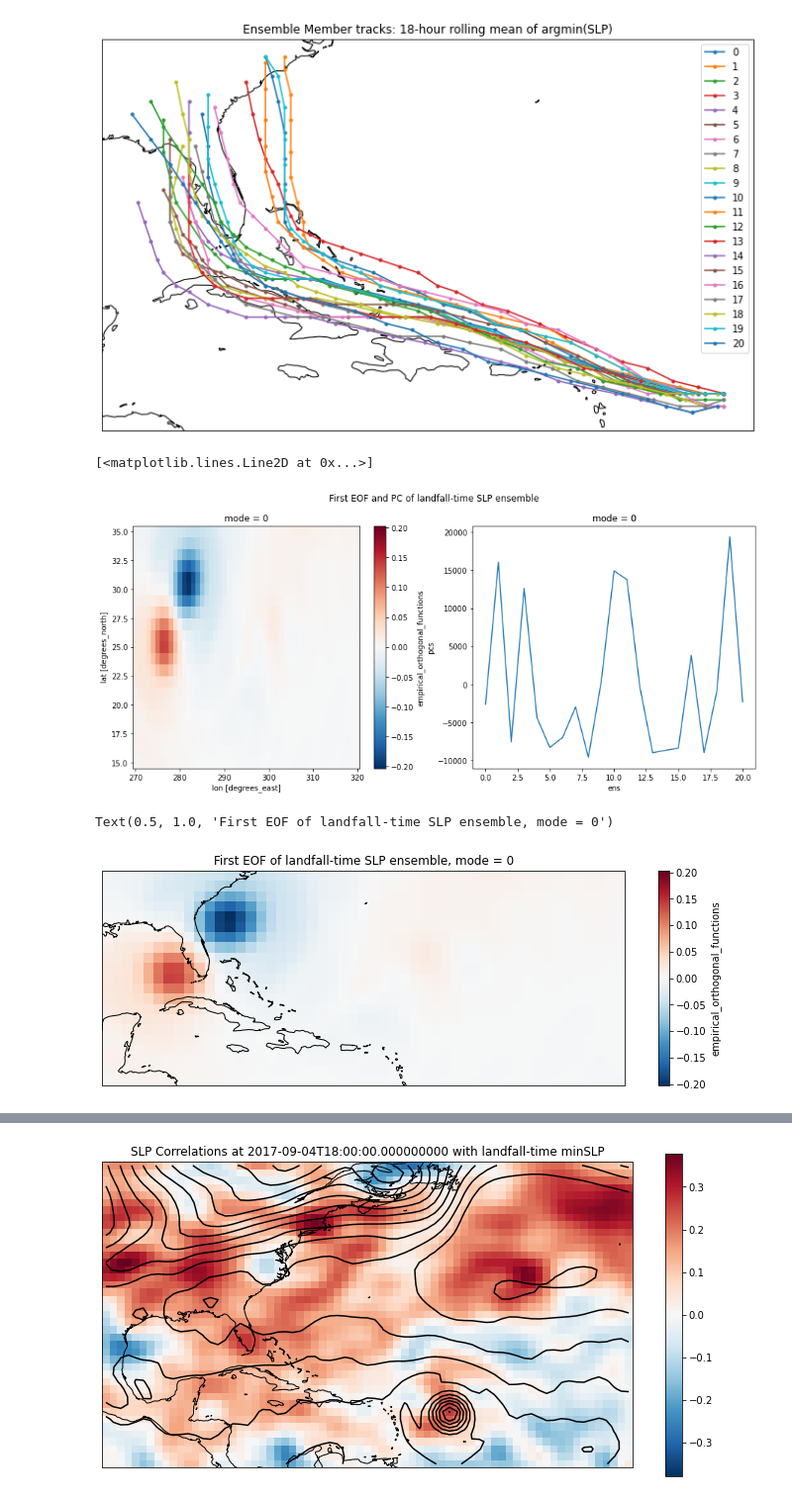
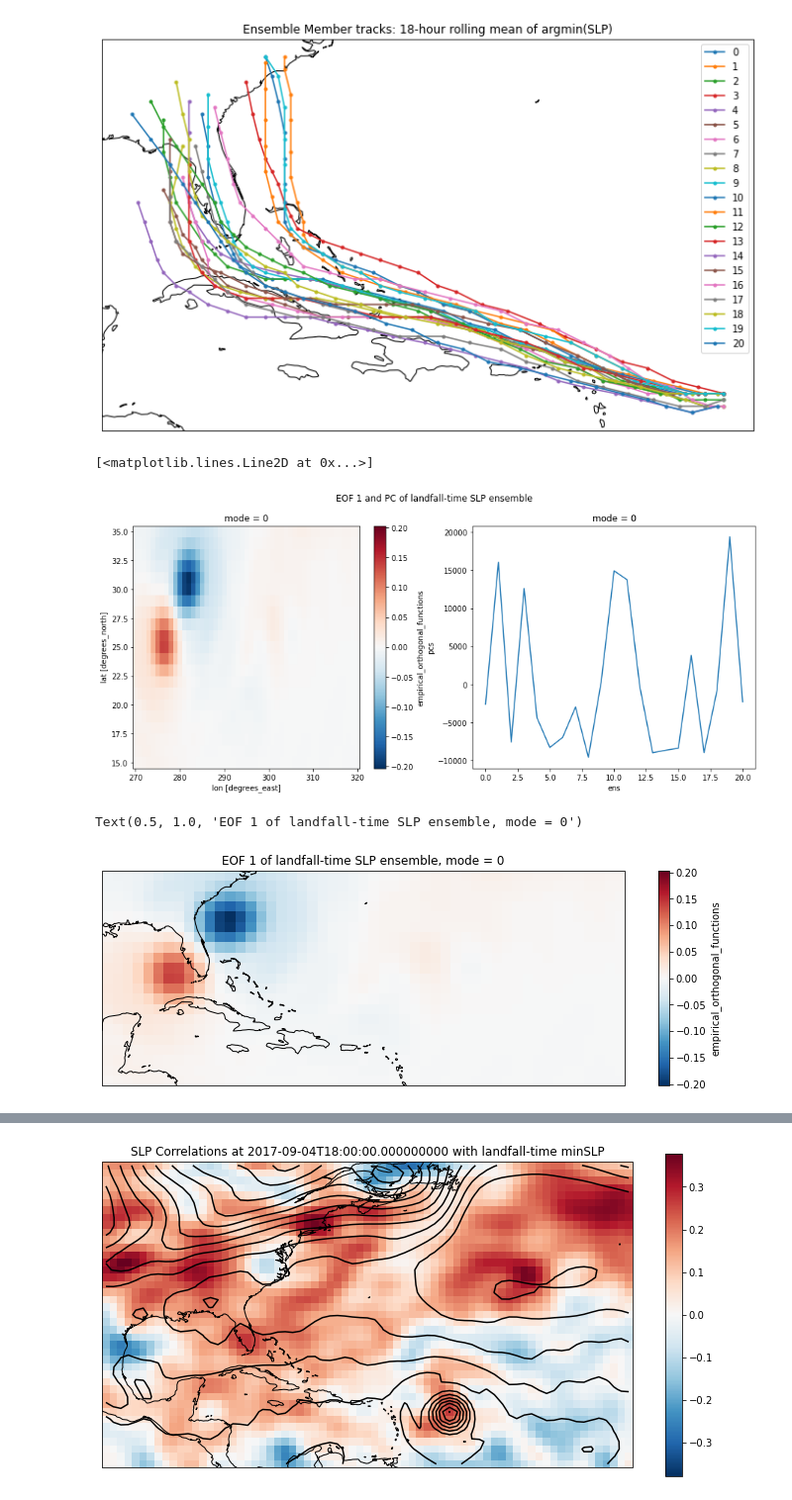
Before and after one commit to fuyihang98/MPO624_2022, a Jupyter notebook: Notebooks/Irma_Yihang.ipynb, the cells around one changed output, grey strips where cells are left out. Shown at 99% size. Cells and saved outputs as stored; diff of their text form; code cells hidden in the pictures.

```diff
--- a/Notebooks/Irma_Yihang.ipynb
+++ b/Notebooks/Irma_Yihang.ipynb
@@ -120,21 +120,21 @@ pc = solver.pcs(npcs=1).rename({'time':'ens'})
 eof = solver.eofs(neofs=1)
 # %%
 fig, axes = plt.subplots(ncols=2, figsize=(15,6))
-fig.suptitle('First EOF and PC of landfall-time SLP ensemble')
+fig.suptitle('EOF 1 and PC of landfall-time SLP ensemble')
 eof.plot(ax=axes[0])
 pc.plot(ax=axes[1])
 # %% [output]
 [<matplotlib.lines.Line2D at 0x...>]
-[figure, old version]
+[figure, new version]
 # %%
 projection = ccrs.PlateCarree()
 f, ax = plt.subplots(subplot_kw=dict(projection=projection), figsize=[12,4])
 eof.plot(ax=ax);
 ax.coastlines();
-ax.set_title('First EOF of landfall-time SLP ensemble, mode = 0')
+ax.set_title('EOF 1 of landfall-time SLP ensemble, mode = 0')
 # %% [output]
-Text(0.5, 1.0, 'First EOF of landfall-time SLP ensemble, mode = 0')
+Text(0.5, 1.0, 'EOF 1 of landfall-time SLP ensemble, mode = 0')
-[figure, old version]
+[figure, new version]
 # %%
 # Correlation of SLP AT ALL TIMES IN BIG REGION with LANDFALL TIME outcome measures.
 
```
Also changed, not shown: parts of 3 cells of this notebook.
